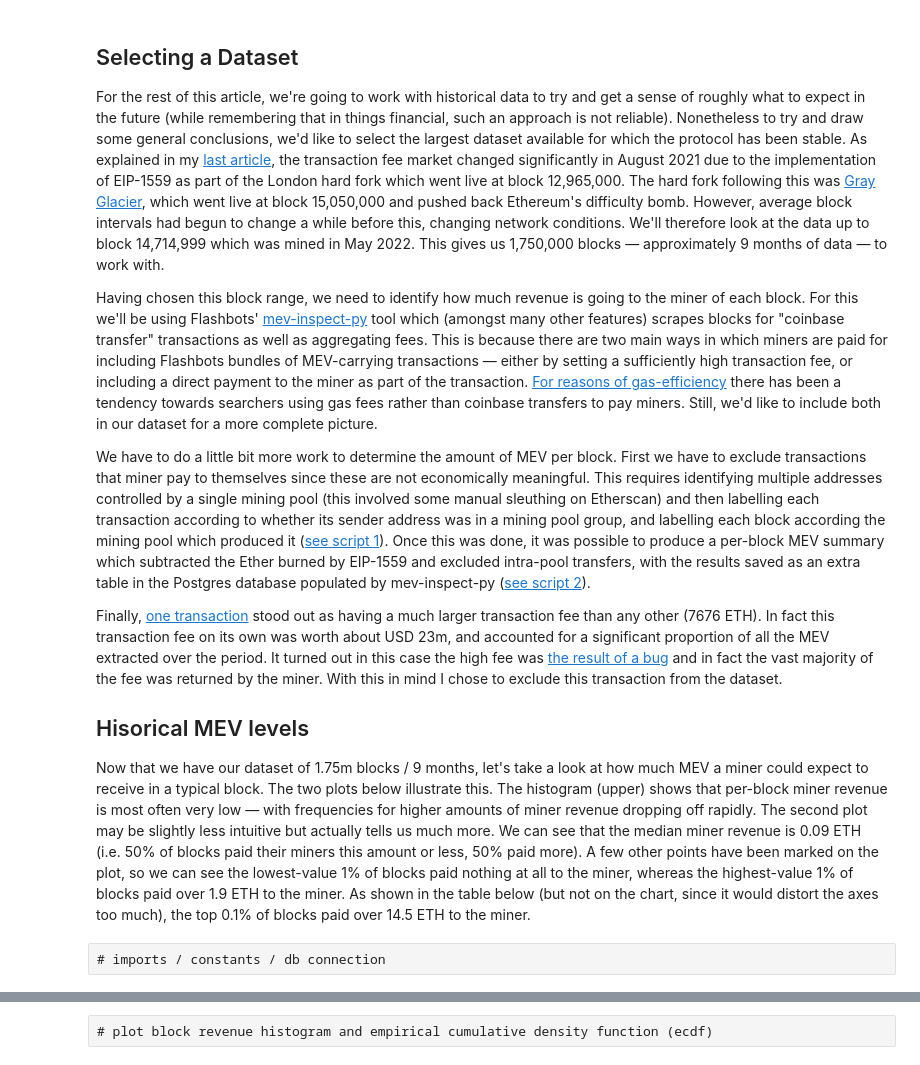
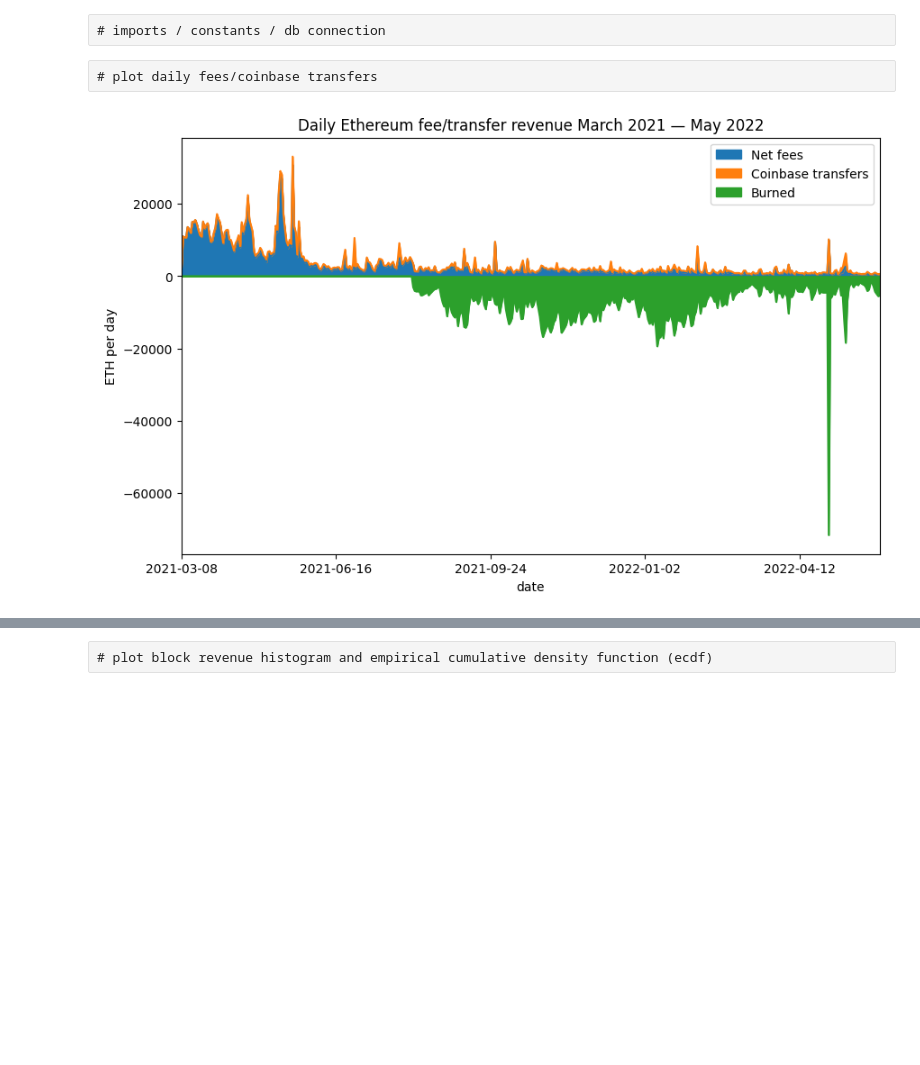
Before and after one commit to pintail-xyz/post-merge-mev, a Jupyter notebook: model-post-merge-returns.ipynb, the cells around one changed output, grey strips where cells are left out. Drawn from its saved outputs; the diff is of its cells as text; code cells hidden in the pictures; blank space fills up the shorter version.

```diff
--- a/model-post-merge-returns.ipynb
+++ b/model-post-merge-returns.ipynb
@@ -37,17 +25,3 @@ daily_totals[['total_net_fees', 'total_transfer_revenue', 'burned_ether']].plot.
-# %% [markdown]
-## Selecting a Dataset
-
-For the rest of this article, we're going to work with historical data to try and get a sense of roughly what to expect in the future (while remembering that in things financial, such an approach is not reliable). Nonetheless to try and draw some general conclusions, we'd like to select the largest dataset available for which the protocol has been stable. As explained in my [last article](https://pintail.xyz/posts/gas-market-analysis/), the transaction fee market changed significantly in August 2021 due to the implementation of EIP-1559 as part of the London hard fork which went live at block 12,965,000. The hard fork following this was [Gray Glacier](https://blog.ethereum.org/2022/06/16/gray-glacier-announcement), which went live at block 15,050,000 and pushed back Ethereum's difficulty bomb. However, average block intervals had begun to change a while before this, changing network conditions. We'll therefore look at the data up to block 14,714,999 which was mined in May 2022. This gives us 1,750,000 blocks — approximately 9 months of data — to work with.
-
-Having chosen this block range, we need to identify how much revenue is going to the miner of each block. For this we'll be using Flashbots' [mev-inspect-py](https://github.com/flashbots/mev-inspect-py) tool which (amongst many other features) scrapes blocks for "coinbase transfer" transactions as well as aggregating fees. This is because there are two main ways in which miners are paid for including Flashbots bundles of MEV-carrying transactions — either by setting a sufficiently high transaction fee, or including a direct payment to the miner as part of the transaction. [For reasons of gas-efficiency](https://youtu.be/dBvAcDkIe2Y) there has been a tendency towards searchers using gas fees rather than coinbase transfers to pay miners. Still, we'd like to include both in our dataset for a more complete picture.
-
-We have to do a little bit more work to determine the amount of MEV per block. First we have to exclude transactions that miner pay to themselves since these are not economically meaningful. This requires identifying multiple addresses controlled by a single mining pool (this involved some manual sleuthing on Etherscan) and then labelling each transaction according to whether its sender address was in a mining pool group, and labelling each block according the mining pool which produced it ([see script 1](https://github.com/pintail-xyz/post-merge-mev/blob/master/add_miner_labels.py)). Once this was done, it was possible to produce a per-block MEV summary which subtracted the Ether burned by EIP-1559 and excluded intra-pool transfers, with the results saved as an extra table in the Postgres database populated by mev-inspect-py ([see script 2](https://github.com/pintail-xyz/post-merge-mev/blob/master/block_totals.py)).
-
-Finally, [one transaction](https://etherscan.io/tx/0x2c9931793876db33b1a9aad123ad4921dfb9cd5e59dbb78ce78f277759587115) stood out as having a much larger transaction fee than any other (7676 ETH). In fact this transaction fee on its own was worth about USD 23m, and accounted for a significant proportion of all the MEV extracted over the period. It turned out in this case the high fee was [the result of a bug](https://rhino.fi/blog/23-7-million-dollar-ethereum-transaction-fee-post-mortem/) and in fact the vast majority of the fee was returned by the miner. With this in mind I chose to exclude this transaction from the dataset.
-
-## Hisorical MEV levels
-
-Now that we have our dataset of 1.75m blocks / 9 months, let's take a look at how much MEV a miner could expect to receive in a typical block. The two plots below illustrate this. The histogram (upper) shows that per-block miner revenue is most often very low — with frequencies for higher amounts of miner revenue dropping off rapidly. The second plot may be slightly less intuitive but actually tells us much more. We can see that the median miner revenue is 0.09 ETH (i.e. 50% of blocks paid their miners this amount or less, 50% paid more). A few other points have been marked on the plot, so we can see the lowest-value 1% of blocks paid nothing at all to the miner, whereas the highest-value 1% of blocks paid over 1.9 ETH to the miner. As shown in the table below (but not on the chart, since it would distort the axes too much), the top 0.1% of blocks paid over 14.5 ETH to the miner.
 # %% [raw]
 # imports / constants / db connection
 # %%
@@ -124,3 +98,26 @@ df = pd.DataFrame({
 mean_interval = (df['timestamp'].max() - df['timestamp'].min()) / (len(df) - 1)
 
 scaling_factor = SECONDS_PER_SLOT / mean_interval.total_seconds()
+# %% [raw]
+# plot daily fees/coinbase transfers
+# %%
+daily = pd.read_csv('daily_totals.csv')
+daily['net_fees'] = daily['total_fee_revenue'] - daily['total_basefee_cost']
+daily['burned_ether'] = -1 * daily['total_basefee_cost']
+
+fig, ax = plt.subplots(figsize=(10, 6))
+
+daily.set_index('date', inplace=True)
+daily.rename(inplace=True, columns={
+    'net_fees': 'Net fees',
+    'total_transfer_revenue': 'Coinbase transfers',
+    'burned_ether': 'Burned'
+})
+daily[['Net fees', 'Coinbase transfers', 'Burned']].plot.area(
+    ax=ax, ylabel="ETH per day"
+)
+#ax.legend()
+ax.margins(x=0)
+ax.set_title('Daily Ethereum fee/transfer revenue March 2021 — May 2022');
+# %% [output]
+[figure, added]
```
Also changed, not shown: parts of 3 cells of this notebook, 1 other file.
